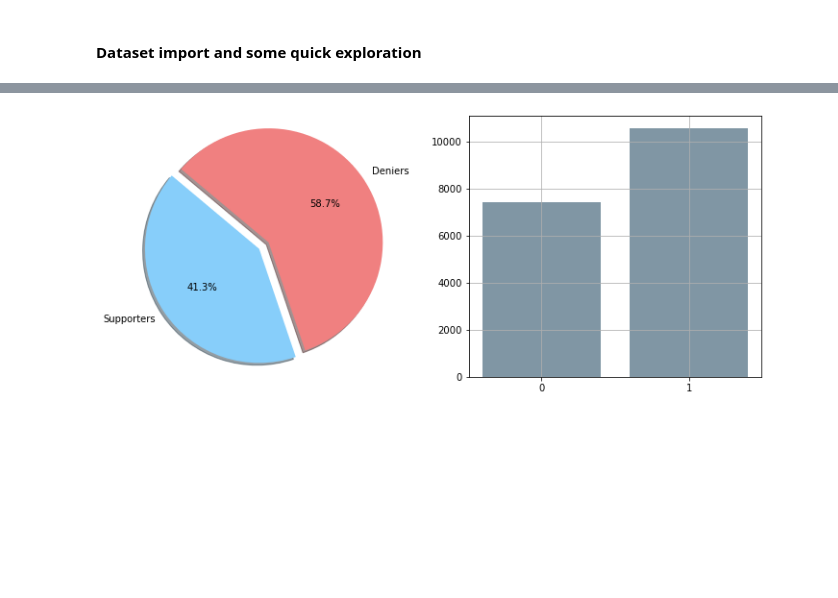
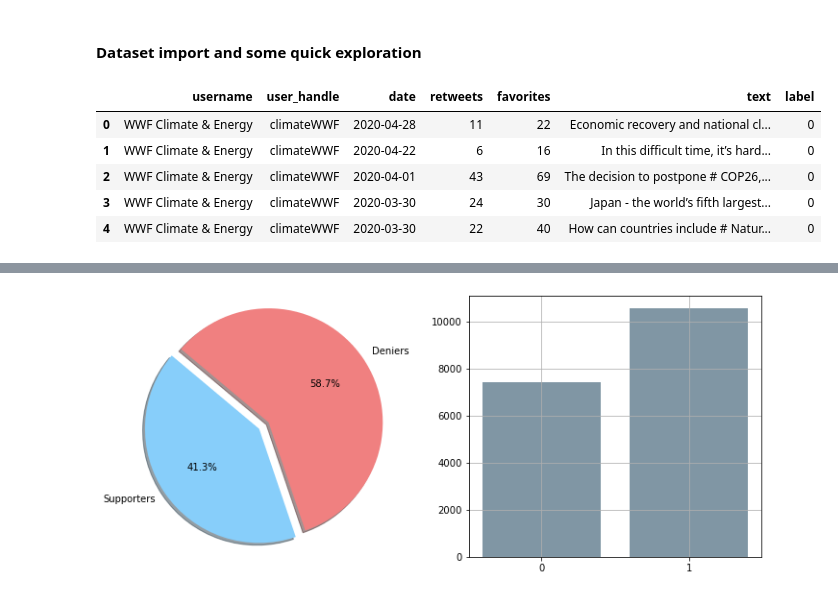
Before and after one commit to JasonTarzan/StatLearnProj, a Jupyter notebook: Iason/Yandex Boosting Classifier.ipynb, the cells around one changed output, grey strips where cells are left out. Drawn from its saved outputs; the diff is of its cells as text; code cells hidden in the pictures; blank space fills up the shorter version.

```diff
--- a/Iason/Yandex Boosting Classifier.ipynb
+++ b/Iason/Yandex Boosting Classifier.ipynb
@@ -24,6 +24,13 @@ import clean_text as ct
 # %% [markdown]
 #### Dataset import and some quick exploration
 # %%
-# tweets = pd.read_csv('climate_change_tweets_sample-2020-05-16-17-57.csv')
-# tweets.head()
+tweets = pd.read_csv('climate_change_tweets_sample-2020-05-16-17-57.csv')
+tweets.head()
+# %% [output]
+|  | username | user_handle | date | retweets | favorites | text | label |
+| 0 | WWF Climate & Energy | climateWWF | 2020-04-28 | 11 | 22 | Economic recovery and national cl... | 0 |
+| 1 | WWF Climate & Energy | climateWWF | 2020-04-22 | 6 | 16 | In this difficult time, it’s hard... | 0 |
+| 2 | WWF Climate & Energy | climateWWF | 2020-04-01 | 43 | 69 | The decision to postpone # COP26,... | 0 |
+| 3 | WWF Climate & Energy | climateWWF | 2020-03-30 | 24 | 30 | Japan - the world’s fifth largest... | 0 |
+| 4 | WWF Climate & Energy | climateWWF | 2020-03-30 | 22 | 40 | How can countries include # Natur... | 0 |
 # %%
```
Also changed, not shown: parts of 8 cells of this notebook, 2 other files.
